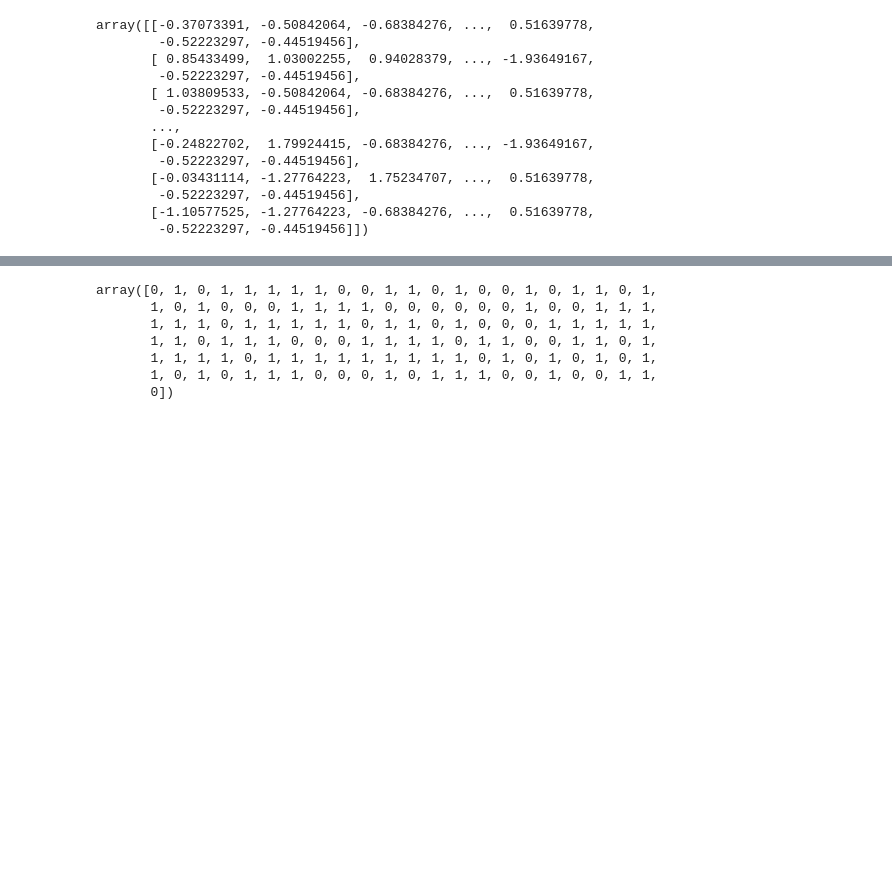
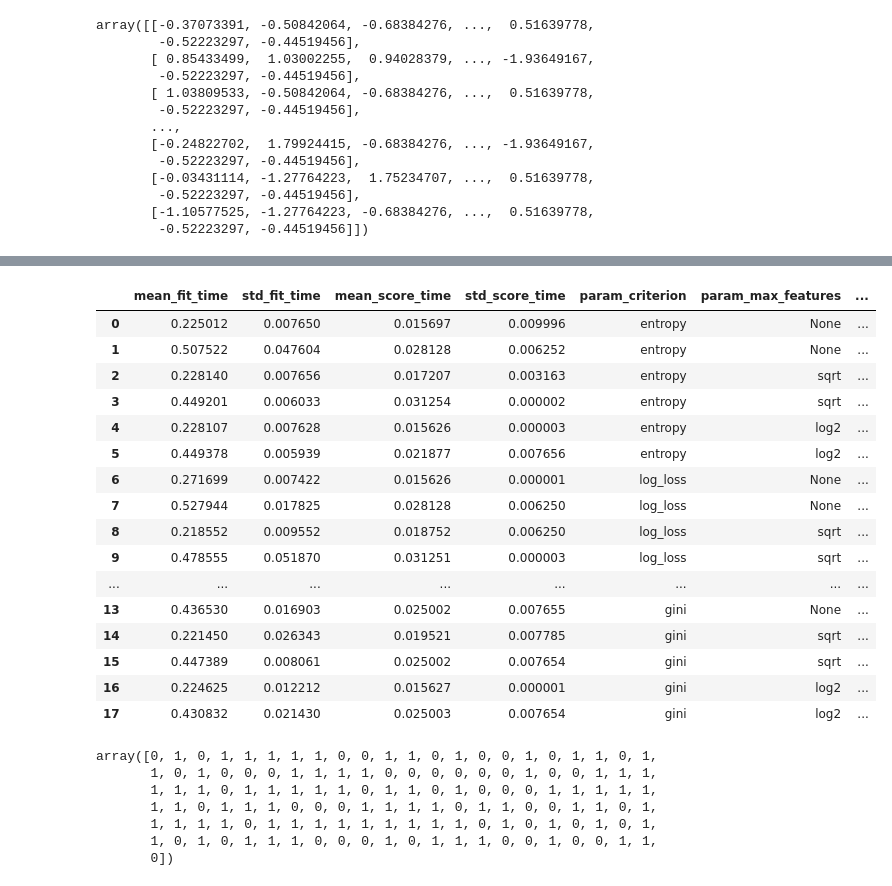
Before and after one commit to iampandiyan/MLClassificationAssignment, a Jupyter notebook: RandomForestClassification.ipynb, the cells around one changed output, grey strips where cells are left out. Saved outputs shown, nothing was run; the diff lists cells and outputs as text; code cells hidden in the pictures; blank space fills up the shorter version.

```diff
--- a/RandomForestClassification.ipynb
+++ b/RandomForestClassification.ipynb
@@ -120,7 +120,7 @@ param_grid={'criterion':['entropy','log_loss','gini'],
            'max_features':[None,'sqrt','log2'],
            'n_estimators':[50,100]}
 
-grid=GridSearchCV(RandomForestClassifier(),param_grid,refit=True,verbose=3,n_jobs=-1)
+grid=GridSearchCV(RandomForestClassifier(),param_grid,refit=True,verbose=3,n_jobs=-1,scoring='f1_weighted')
 grid.fit(X_train,y_train)
 # %% [output]
 Fitting 5 folds for each of 18 candidates, totalling 90 fits
@@ -135,0 +136,3 @@ grid.best_params_
+# %%
+re=grid.cv_results_
+print(re)
@@ -136,3 +157,24 @@ grid.best_params_
+# %%
+table=pd.DataFrame.from_dict(re)
+table
+# %% [output]
+|  | mean_fit_time | std_fit_time | mean_score_time | std_score_time | param_criterion | param_max_features | ... |
+| 0 | 0.225012 | 0.007650 | 0.015697 | 0.009996 | entropy | None | ... |
+| 1 | 0.507522 | 0.047604 | 0.028128 | 0.006252 | entropy | None | ... |
+| 2 | 0.228140 | 0.007656 | 0.017207 | 0.003163 | entropy | sqrt | ... |
+| 3 | 0.449201 | 0.006033 | 0.031254 | 0.000002 | entropy | sqrt | ... |
+| 4 | 0.228107 | 0.007628 | 0.015626 | 0.000003 | entropy | log2 | ... |
+| 5 | 0.449378 | 0.005939 | 0.021877 | 0.007656 | entropy | log2 | ... |
+| 6 | 0.271699 | 0.007422 | 0.015626 | 0.000001 | log_loss | None | ... |
+| 7 | 0.527944 | 0.017825 | 0.028128 | 0.006250 | log_loss | None | ... |
+| 8 | 0.218552 | 0.009552 | 0.018752 | 0.006250 | log_loss | sqrt | ... |
+| 9 | 0.478555 | 0.051870 | 0.031251 | 0.000003 | log_loss | sqrt | ... |
+| ... | ... | ... | ... | ... | ... | ... | ... |
+| 13 | 0.436530 | 0.016903 | 0.025002 | 0.007655 | gini | None | ... |
+| 14 | 0.221450 | 0.026343 | 0.019521 | 0.007785 | gini | sqrt | ... |
+| 15 | 0.447389 | 0.008061 | 0.025002 | 0.007654 | gini | sqrt | ... |
+| 16 | 0.224625 | 0.012212 | 0.015627 | 0.000001 | gini | log2 | ... |
+| 17 | 0.430832 | 0.021430 | 0.025003 | 0.007654 | gini | log2 | ... |
 # %%
 Y_predict=grid.predict(X_test)
 Y_predict
```
Also changed, not shown: parts of 5 cells of this notebook, 12 other files.
